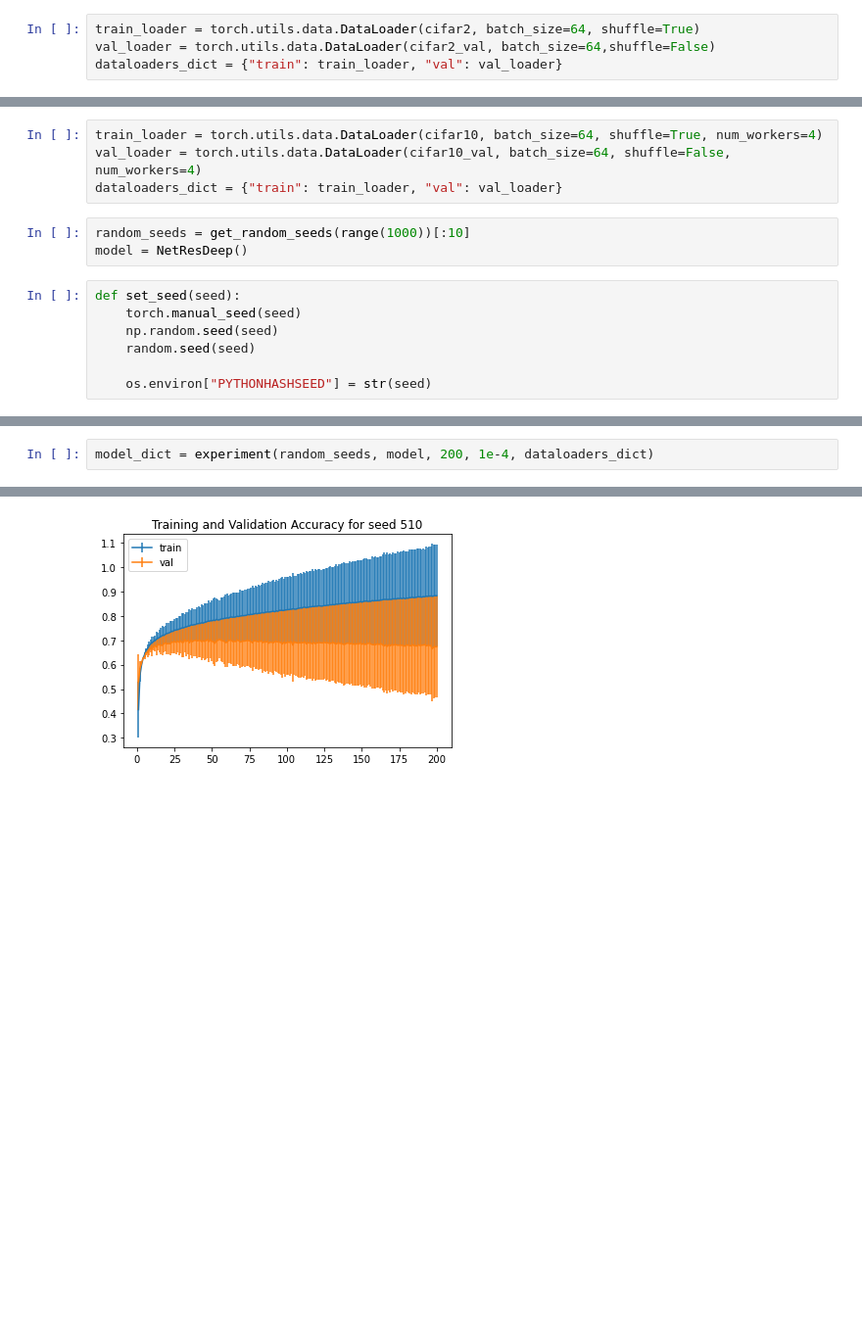
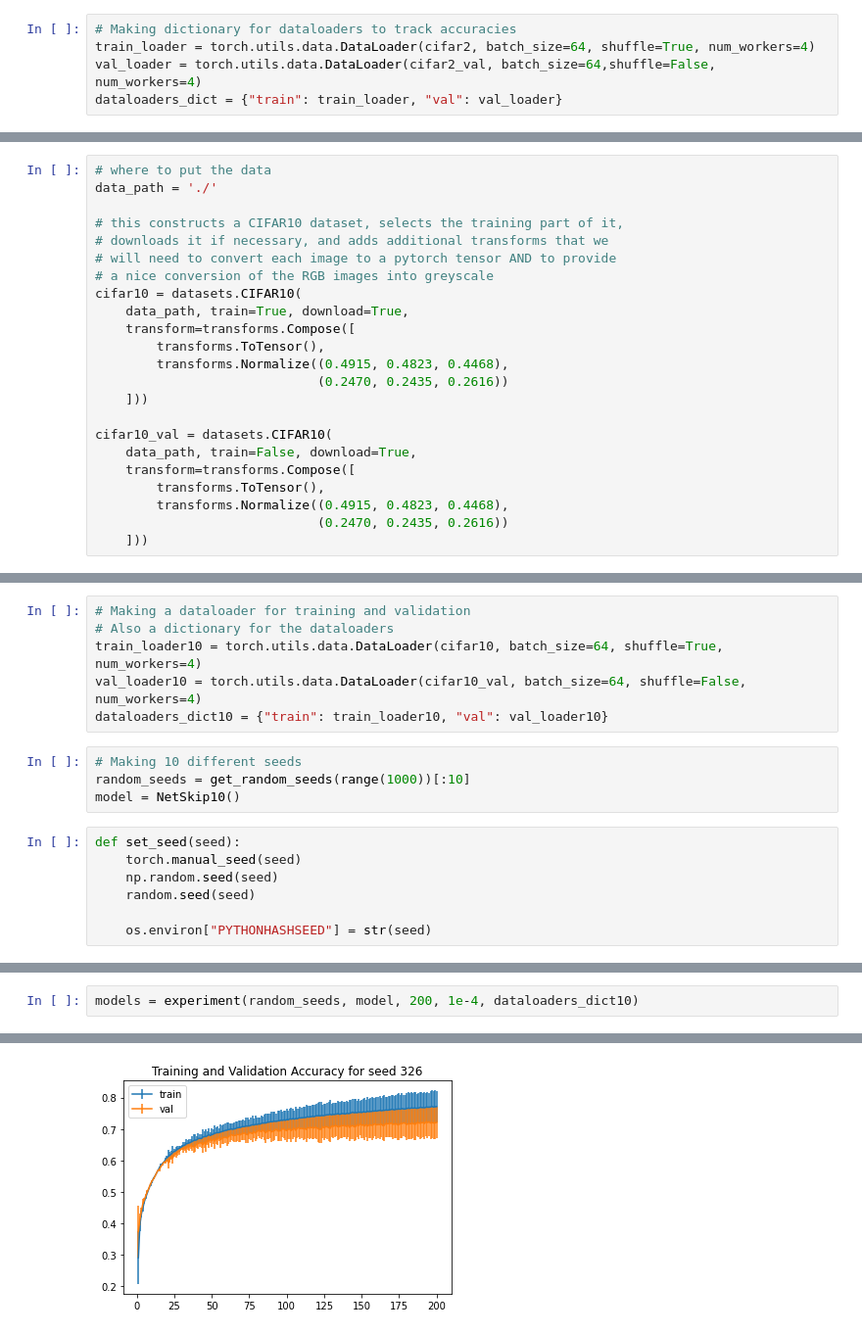
Before and after one commit to 2U1/NN, a Jupyter notebook: Assignment4/cnnA4.ipynb, the cells around one changed output, grey strips where cells are left out. Shown: that part at 98% size. Cells and saved outputs as stored; diff of their text form; blank space fills up the shorter version.

```diff
--- a/Assignment4/cnnA4.ipynb
+++ b/Assignment4/cnnA4.ipynb
@@ -122,6 +125,7 @@ def training_loop(n_epochs, optimizer, model, loss_fn, dataloader_dict):
 
     return model, train_acc_list, val_acc_list
 # %%
-train_loader = torch.utils.data.DataLoader(cifar2, batch_size=64, shuffle=True)
-val_loader = torch.utils.data.DataLoader(cifar2_val, batch_size=64,shuffle=False)
+# Making dictionary for dataloaders to track accuracies
+train_loader = torch.utils.data.DataLoader(cifar2, batch_size=64, shuffle=True, num_workers=4)
+val_loader = torch.utils.data.DataLoader(cifar2_val, batch_size=64,shuffle=False, num_workers=4)
 dataloaders_dict = {"train": train_loader, "val": val_loader}
@@ -585,0 +603,23 @@ class NetResDeep(nn.Module):
+# %%
+# where to put the data
+data_path = './'
+
+# this constructs a CIFAR10 dataset, selects the training part of it,
+# downloads it if necessary, and adds additional transforms that we
+# will need to convert each image to a pytorch tensor AND to provide
+# a nice conversion of the RGB images into greyscale
+cifar10 = datasets.CIFAR10(
+    data_path, train=True, download=True,
+    transform=transforms.Compose([
+        transforms.ToTensor(),
+        transforms.Normalize((0.4915, 0.4823, 0.4468),
+                             (0.2470, 0.2435, 0.2616))
+    ]))
+
+cifar10_val = datasets.CIFAR10(
+    data_path, train=False, download=True,
+    transform=transforms.Compose([
+        transforms.ToTensor(),
+        transforms.Normalize((0.4915, 0.4823, 0.4468),
+                             (0.2470, 0.2435, 0.2616))
+    ]))
@@ -586,10 +629,13 @@ class NetResDeep(nn.Module):
 # %%
-train_loader = torch.utils.data.DataLoader(cifar10, batch_size=64, shuffle=True, num_workers=4)
-val_loader = torch.utils.data.DataLoader(cifar10_val, batch_size=64, shuffle=False, num_workers=4)
-dataloaders_dict = {"train": train_loader, "val": val_loader}
+# Making a dataloader for training and validation
+# Also a dictionary for the dataloaders
+train_loader10 = torch.utils.data.DataLoader(cifar10, batch_size=64, shuffle=True, num_workers=4)
+val_loader10 = torch.utils.data.DataLoader(cifar10_val, batch_size=64, shuffle=False, num_workers=4)
+dataloaders_dict10 = {"train": train_loader10, "val": val_loader10}
 # %%
+# Making 10 different seeds
 random_seeds = get_random_seeds(range(1000))[:10]
-model = NetResDeep()
+model = NetSkip10()
 # %%
 def set_seed(seed):
     torch.manual_seed(seed)
@@ -645,3 +724,3 @@ def plot_conusion(model, dataloader_dict):
 # %%
-model_dict = experiment(random_seeds, model, 200, 1e-4, dataloaders_dict)
+models = experiment(random_seeds, model, 200, 1e-4, dataloaders_dict10)
 # %% [output]
@@ -649 +728 @@ model_dict = experiment(random_seeds, model, 200, 1e-4, dataloaders_dict)
-[figure, old version]
+[figure, new version]
```
Also changed, not shown: parts of 39 cells of this notebook, 1 other file.
